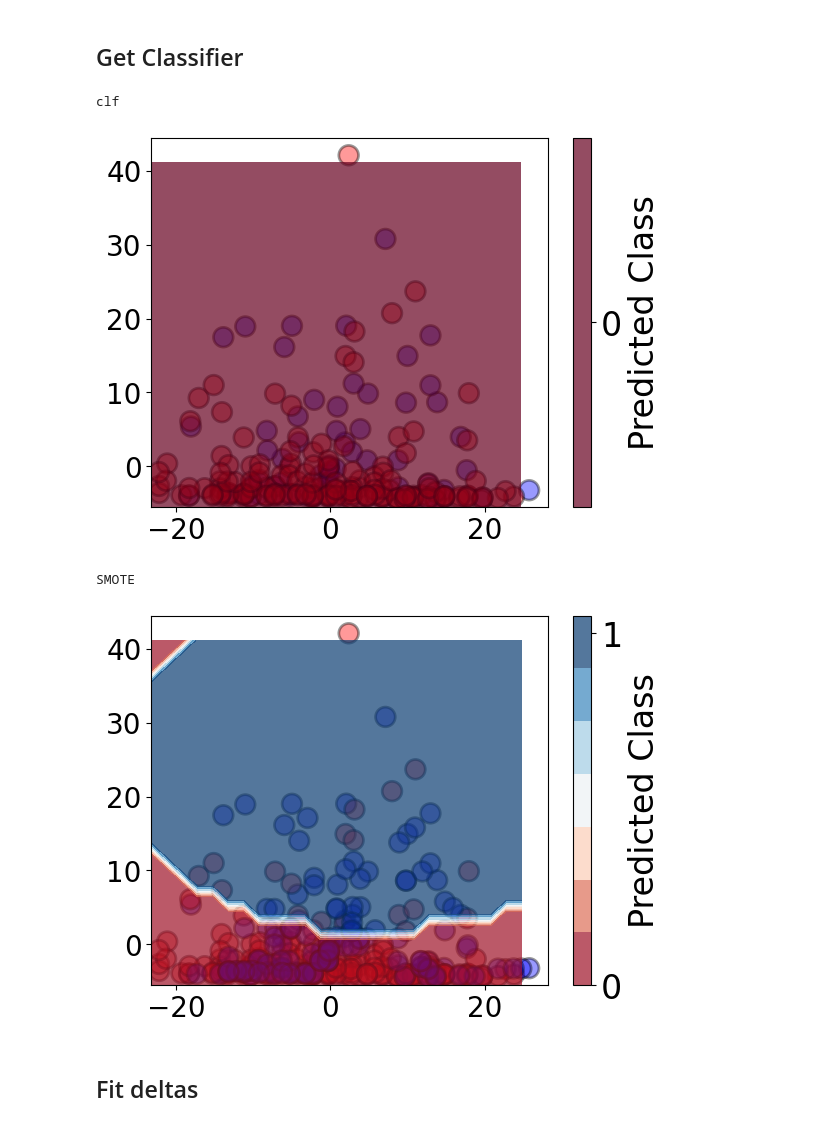
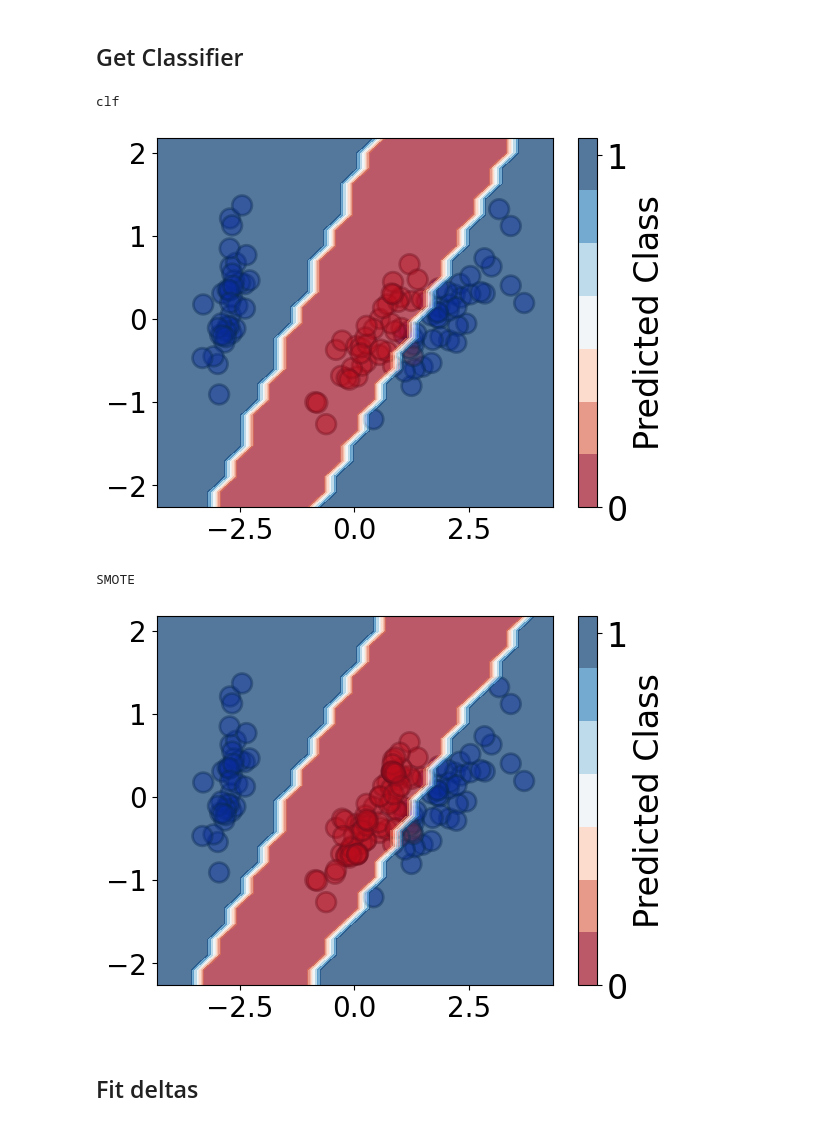
Before and after one commit to mattclifford1/linear_confidence, a Jupyter notebook: notebooks/datasets.ipynb, the cells around one changed output. Saved outputs shown, nothing was run; the diff lists cells and outputs as text; code cells hidden in the pictures.

```diff
--- a/notebooks/datasets.ipynb
+++ b/notebooks/datasets.ipynb
@@ -18,7 +18,7 @@ datasets = {0: 'Breast Cancer', 2: 'Iris', 3: 'Wine', 4: 'Pima Indian Diabetes',
             7: 'Abalone Gender', 8: 'Ionosphere', 9: 'Wheat Seeds',
             10: 'Credit Scoring 1', 11: 'Credit Scoring 2',
             12: 'Direct Marketing', 13: 'Habermans breast cancer'}
-dataset = datasets[13]  # change ind to select dataset to use
+dataset = datasets[2]  # change ind to select dataset to use
 data_clf = data.get_real_dataset(dataset, scale=False)
 deltas.plotting.plots.plot_classes(data_clf['data'], dim_reducer=data_clf['dim_reducer'])
 # %% [output]
@@ -28,21 +28,21 @@ deltas.plotting.plots.plot_classes(data_clf['data'], dim_reducer=data_clf['dim_r
 # %%
 model = 'SVM-linear'
 model = 'SVM-rbf'
 # model = 'Linear'
-# model = 'MLP'
+model = 'MLP'
 
 balance_clf = True
 balance_clf = False
 
 data_clf['clf'], clf_SMOTE = classifier.get_classifier(
                       data_clf=data_clf,
                       model=model,
                       balance_clf=balance_clf)
 # %% [output]
 clf
-[figure, old version]
+[figure, new version]
 SMOTE
-[figure, old version]
+[figure, new version]
 # %% [markdown]
 ## Fit deltas
 # %%
```
Also changed, not shown: parts of 5 cells of this notebook, 2 other files.
